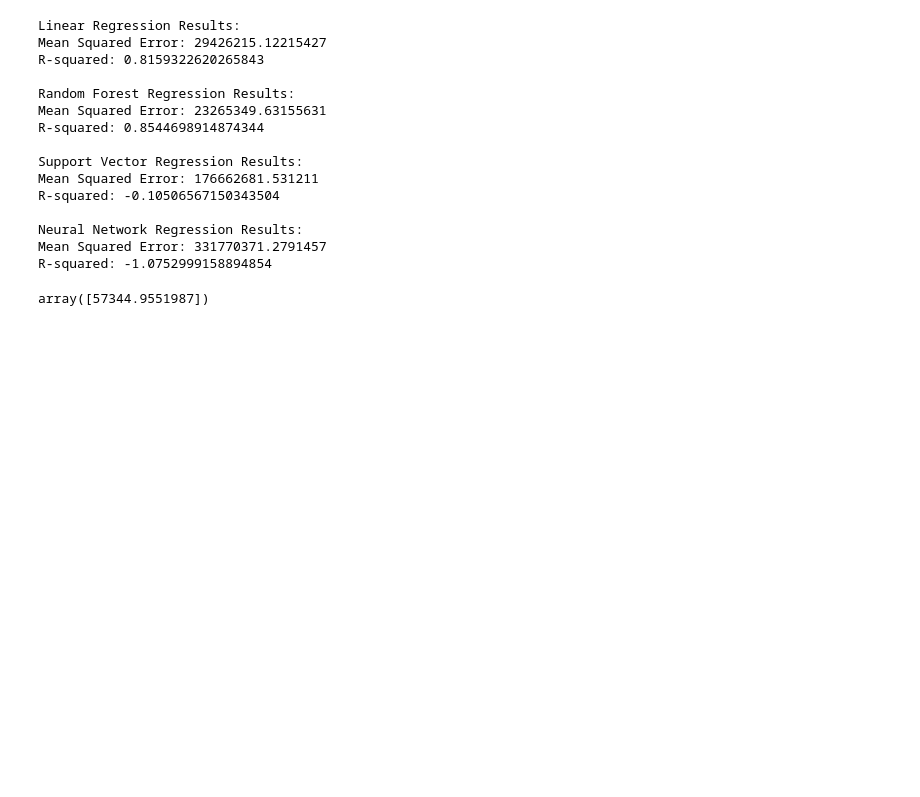
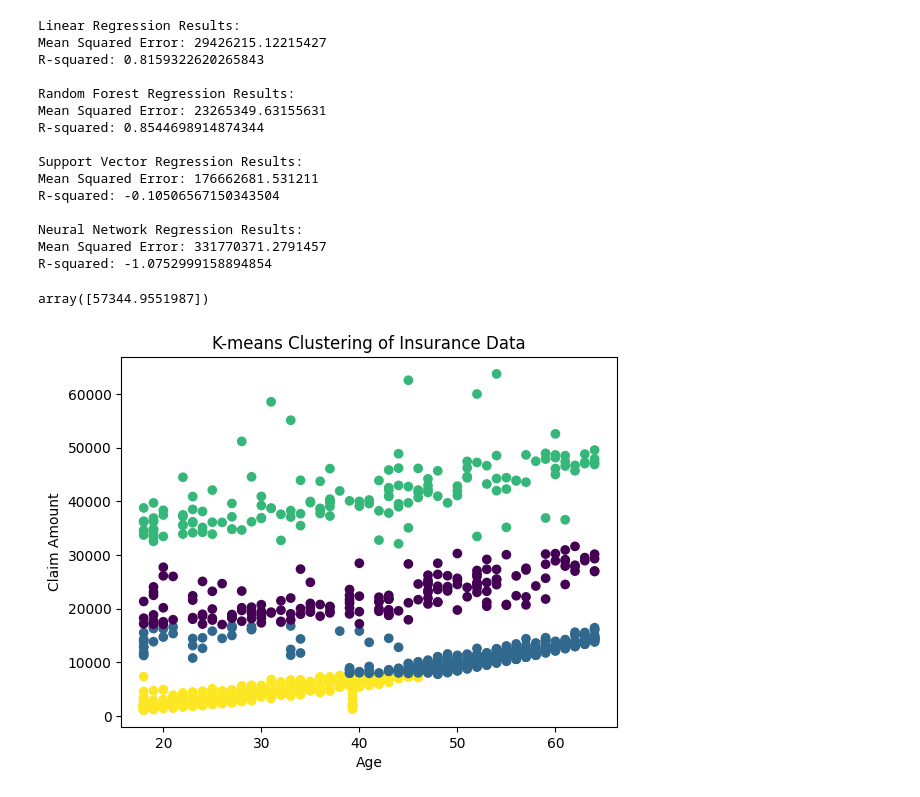
Before and after one commit to Akhilaaj/Machine_Learning, a Jupyter notebook: Insurance_Analysis.ipynb, the cells around one changed output. Cells and saved outputs as stored; diff of their text form; code cells hidden in the pictures; blank space fills up the shorter version.

```diff
--- a/Insurance_Analysis.ipynb
+++ b/Insurance_Analysis.ipynb
@@ -412,3 +412,34 @@ R-squared: -1.0752999158894854
 rf_model.predict(pd.DataFrame({'age': [30], 'bmi': [80], 'smoker': [1]}))
 # %% [output]
 array([57344.9551987])
+# %%
+import pandas as pd
+from sklearn.cluster import KMeans
+import matplotlib.pyplot as plt
+
+
+df=insurance
+# Select the numerical columns for clustering
+numerical_cols = ['age', 'bmi', 'children', 'charges']
+
+# Create a new dataframe with only the numerical columns
+X = df[numerical_cols]
+
+# Perform K-means clustering with k=3
+kmeans = KMeans(n_clusters=4, random_state=42)
+kmeans.fit(X)
+
+# Get the cluster labels for each data point
+labels = kmeans.labels_
+
+# Add the cluster labels to the original dataframe
+df['cluster'] = labels
+
+# Visualize the clusters
+plt.scatter(df['age'], df['charges'], c=df['cluster'], cmap='viridis')
+plt.xlabel('Age')
+plt.ylabel('Claim Amount')
+plt.title('K-means Clustering of Insurance Data')
+plt.show()
+# %% [output]
+[figure, added]
```
